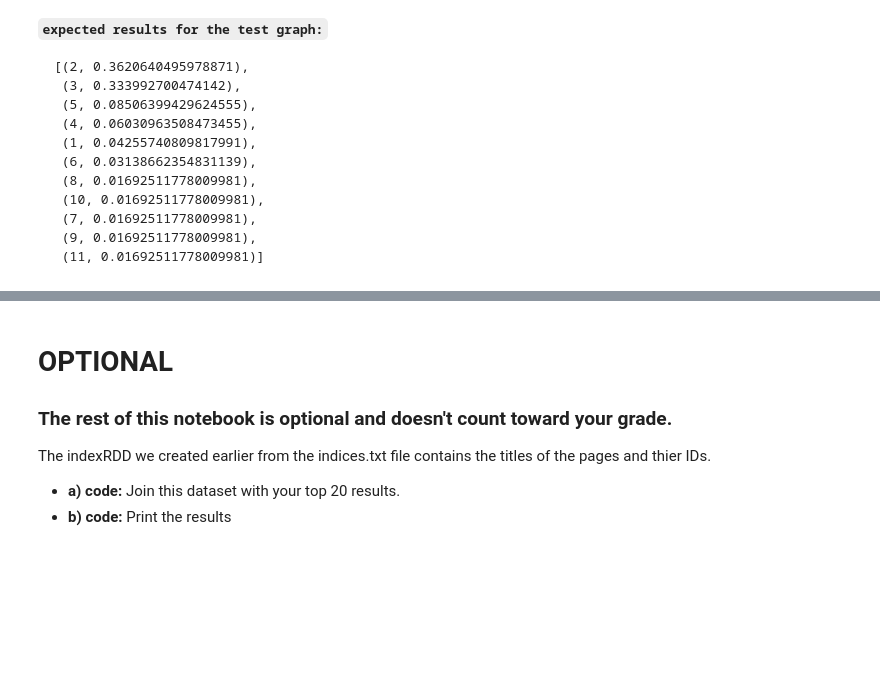
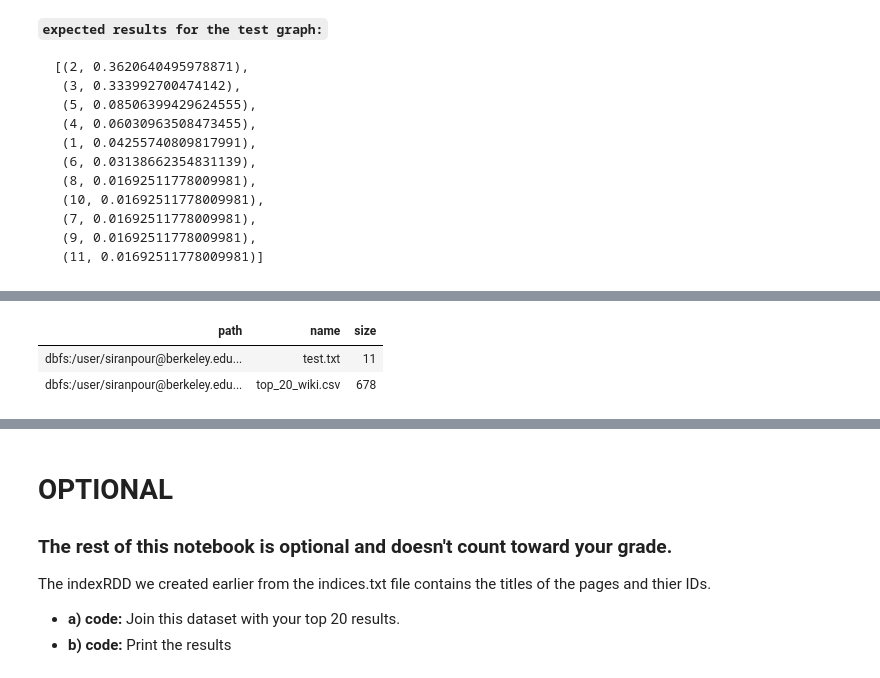
Before and after one commit to abhisha1991/w261_final_project, a Jupyter notebook: HW5/hw5_workbook.ipynb, the cells around one changed output, grey strips where cells are left out. Saved outputs shown, nothing was run; the diff lists cells and outputs as text; code cells hidden in the pictures; blank space fills up the shorter version.

```diff
--- a/HW5/hw5_workbook.ipynb
+++ b/HW5/hw5_workbook.ipynb
@@ -872,7 +872,6 @@ def runPageRank(graphInitRDD, alpha = 0.15, maxIter = 10, verbose = True):
 
       # get dangling node mass
       graphInitRDD.filter(lambda x: isDanglingNode(x)).foreach(lambda x: mmAccum.add(getNodeProbability(x)))
-      danglingMass = sc.broadcast(mmAccum.value)
 
       # main map reduce job
       # x example: ('5', (0.09, [('2', 10), ('4', 3), ('6', 1)]))
@@ -882,14 +881,15 @@ def runPageRank(graphInitRDD, alpha = 0.15, maxIter = 10, verbose = True):
                                  .flatMap(lambda x: emitPageRankContribution(x)) \
                                  .reduceByKey(lambda x, y: combinePageRankContributionAndEdgeListValues(x, y)).cache()
 
-      # calculate the page rank with the teleportation and damping factors
-      #graphInitRDD = graphInitRDD.mapValues(lambda x: (a.value/n_bc.value + d.value*(danglingMass.value/n_bc.value+x[0]), x[1]))
+      # calculate the page rank with the teleportation and damping factors, broadcast dangling mass before that
+      danglingMass = sc.broadcast(mmAccum.value)
       graphInitRDD = graphInitRDD.mapValues(lambda x: calculateTotalPageRank(x))
 
       # check if totAccum is equal to 1
       graphInitRDD.foreach(lambda x: totAccum.add(x[1][0]))
-      print("Checking total accumulator for iteration {}, value of total probability in the graph is {}: ".format(i, totAccum.value))
-      # assert totAccum.value == 1
+      if verbose:
+        print("Checking total accumulator for iteration {}, value of total probability in the graph is {} ".format(i, totAccum.value))
+      assert totAccum.value > 0.99
 
     # emit the node ID and its page rank in the end, ie, ('5', 0.09) - neighbors can be dropped
     steadyStateRDD = graphInitRDD.map(lambda x: (x[0], x[1][0]))
@@ -1051,2 +943,6 @@ top_20 = full_results.takeOrdered(20, key=lambda x: - x[1])
 # %%
 # Save the top_20 results to disc for use later. So you don't have to rerun everything if you restart the cluster.
+dbutils.fs.put(hw5_path+"top_20_wiki.csv", pd.DataFrame(top_20, columns = ["Index", "PageRank"]).to_csv())
+
+display(dbutils.fs.ls(hw5_path))
+# %% [output]
@@ -1053,3 +950,6 @@ top_20 = full_results.takeOrdered(20, key=lambda x: - x[1])
+| path | name | size |
+| dbfs:/user/siranpour@berkeley.edu... | test.txt | 11 |
+| dbfs:/user/siranpour@berkeley.edu... | top_20_wiki.csv | 678 |
 # %%
 # view record from indexRDD (RUN THIS CELL AS IS)
 # title\t indx\t inDeg\t outDeg
```
Also changed, not shown: parts of 9 cells of this notebook, 1 other file.
